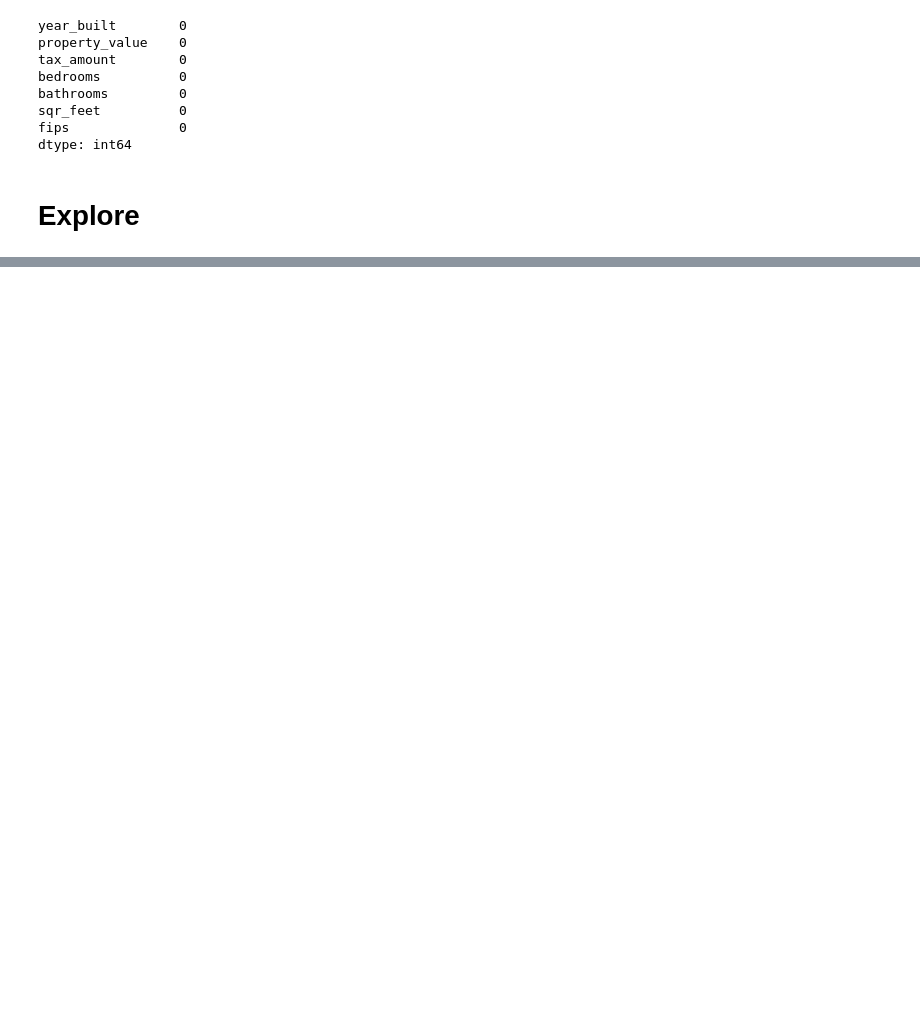
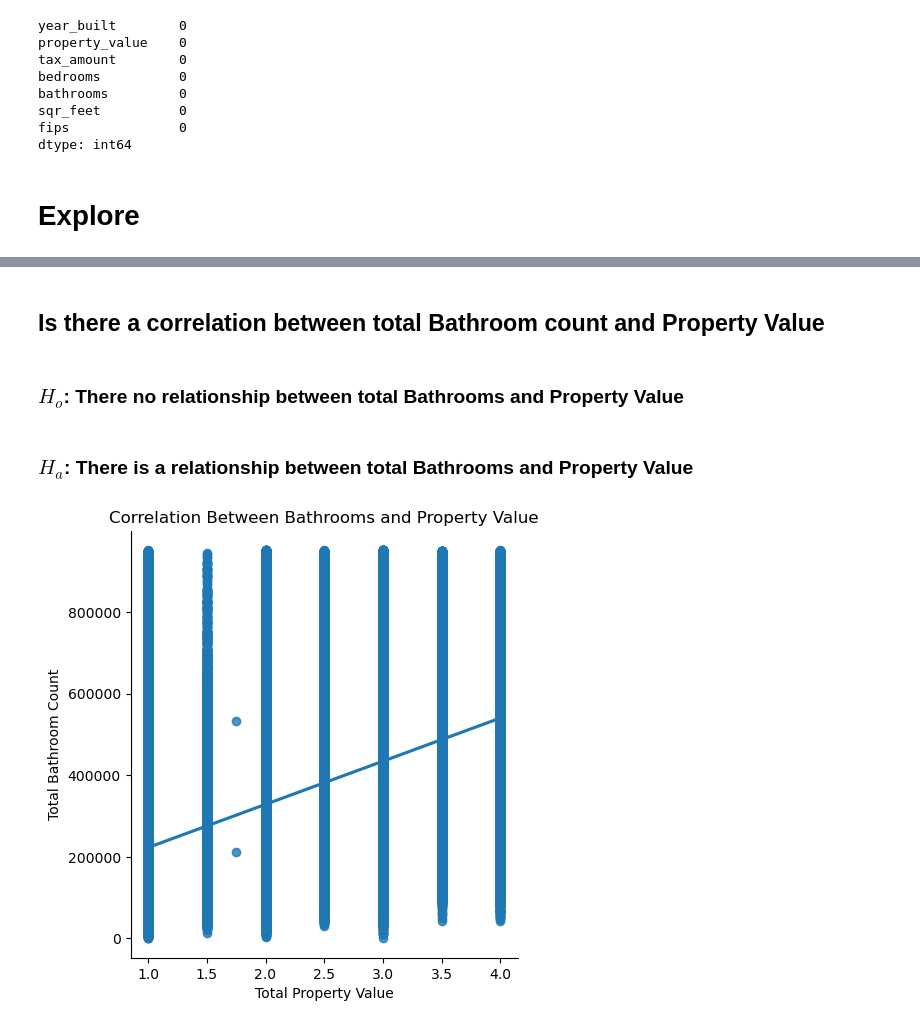
Before and after one commit to EstebanHernandez0/Zillow_Project, a Jupyter notebook: work_notebook.ipynb, the cells around one changed output, grey strips where cells are left out. Drawn from its saved outputs; the diff is of its cells as text; code cells hidden in the pictures; blank space fills up the shorter version.

```diff
--- a/work_notebook.ipynb
+++ b/work_notebook.ipynb
@@ -117,0 +130,14 @@ plt.show()
+# %% [markdown]
+## Is there a correlation between total Bathroom count and Property Value
+# %% [markdown]
+### $H_{o}$: There no relationship between total Bathrooms and Property Value
+# %% [markdown]
+### $H_{a}$: There is a  relationship between total Bathrooms and Property Value
+# %%
+sns.lmplot(x='bathrooms', y='property_value', data= train, scatter=True)
+plt.xlabel('Total Property Value')
+plt.ylabel('Total Bathroom Count')
+plt.title('Correlation Between Bathrooms and Property Value')
+plt.show()
+# %% [output]
+[figure, added]
```
Also changed, not shown: parts of 12 cells of this notebook.
